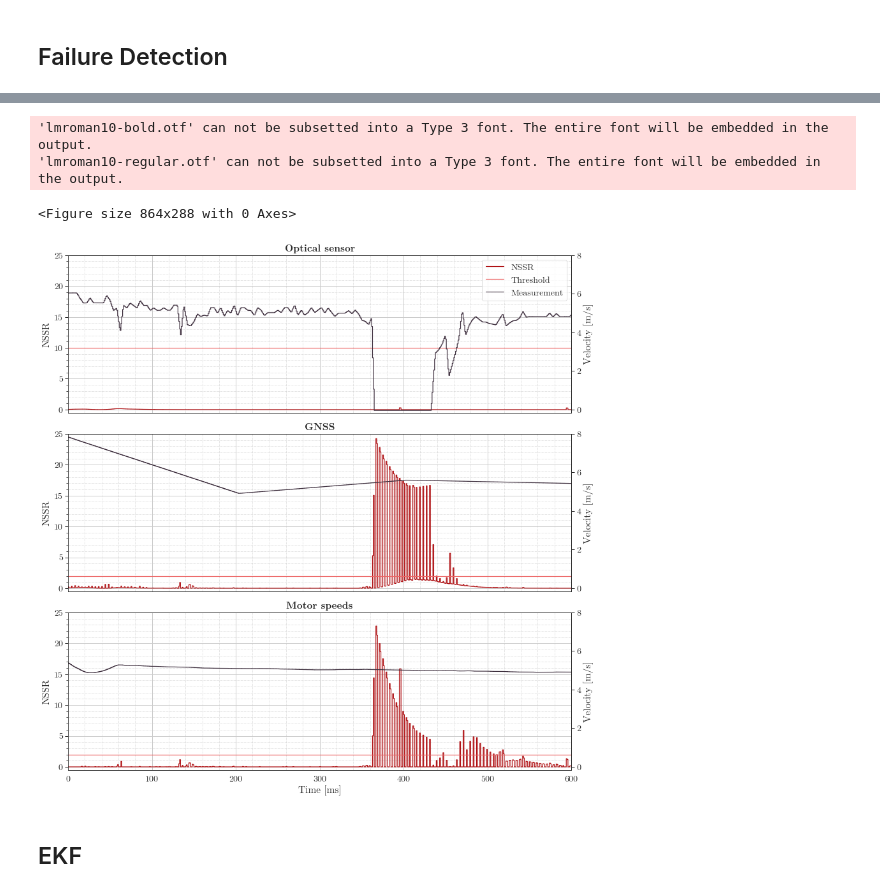
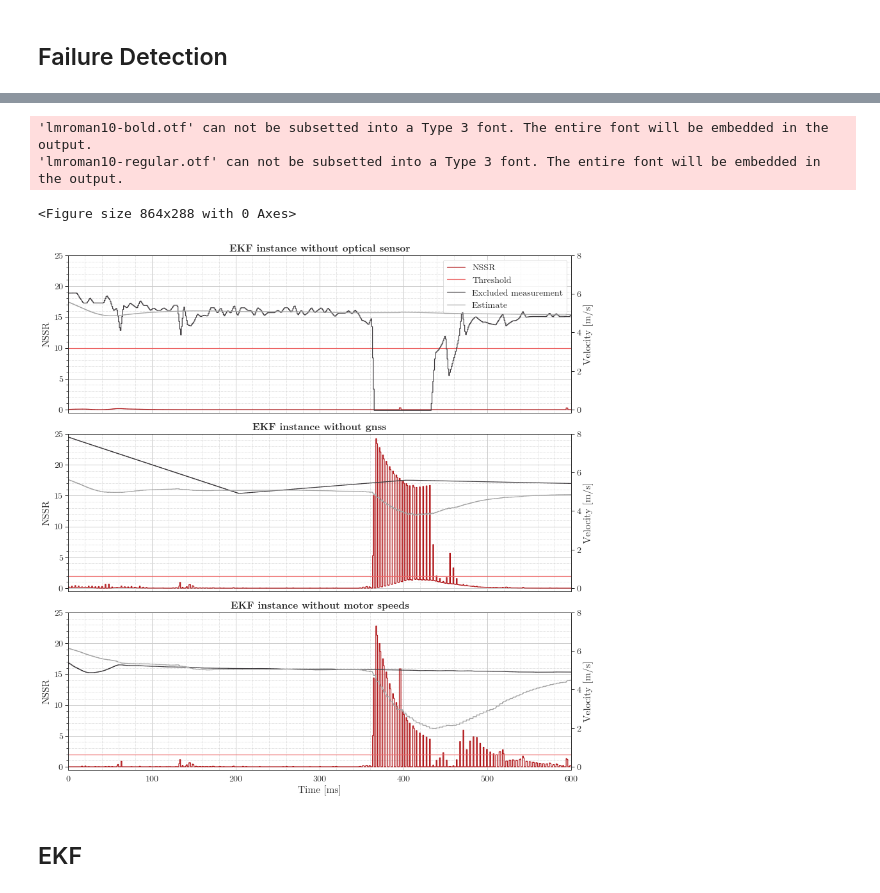
Before and after one commit to DominikStiller/dhbw-t3100, a Jupyter notebook: T3100.ipynb, the cells around one changed output, grey strips where cells are left out. Saved outputs shown, nothing was run; the diff lists cells and outputs as text; code cells hidden in the pictures.

```diff
--- a/T3100.ipynb
+++ b/T3100.ipynb
@@ -47,7 +47,7 @@ def format(axs=None, right=True, space_factor=1):
         ax.grid(b=True, which='major', linewidth=1.0)
         ax.grid(b=True, which='minor', linewidth=0.5, linestyle='-.')
 
-    plt.tight_layout(0, .4*space_factor, .4*space_factor)
+    plt.tight_layout(0.1, .4*space_factor, .4*space_factor)
 
 def save(name):
     plt.savefig(f'images/plot_{name}.pdf')
@@ -336,44 +336,45 @@ def plot_nssr_full():
     plt.figure(figsize=[12, 4])
 
     cols = ["sfii", "gps", "wheels"]
-    nssrs = load_results("failure_detection_nssr", cols, 34.21, 1000)
+    nssrs = load_results("failure_detection_nssr", cols + ["x_vx_1", "x_vx_2", "x_vx_3"], 34.21, 1000)
     data = load_results("failure_detection_ekfbank", [
         "x_x", "x_y", "x_vx", "x_vy", "x_psi", "x_dpsi",
         "z_x", "z_y", "z_vx_sfii", "z_vy_sfii", "z_vx_gps", "z_vx_wheels", "z_psi", "z_dpsi",
         "f_x", "f_y", "f_vx_sfii", "f_vy_sfii", "f_vx_gps", "f_vx_wheels", "f_psi", "f_dpsi",
     ], 34.21, 1000)
 
     _, axs = plt.subplots(len(cols), 1, sharex=True, figsize=[12, 4*len(cols)])
     for i, (col, col_vx, ax, title, threshold) in enumerate(zip(cols, ["sfii", "gps", "wheels"], axs, ["Optical sensor", "GNSS", "Motor speeds"], [10, 2, 2])):
         nssr = ax.step(nssrs['time'], nssrs[col], label="NSSR")
         thre = ax.axhline(threshold, label="Threshold", color="C3")
 
         ax_meas = ax.twinx()
-        meas = ax_meas.step(data['time'], data["z_vx_"+col_vx], label="Measurement", color="C2")
+        meas = ax_meas.step(data['time'], data["z_vx_"+col_vx], label="Excluded measurement", color="C2")
+        est = ax_meas.step(nssrs['time'], nssrs["x_vx_"+str(i+1)], label="Estimate ", color="C1")
 
         if i==0:
-            lines = nssr + [thre] + meas
+            lines = nssr + [thre] + meas + est
             ax.legend(lines, [l.get_label() for l in lines])
 
         ax.set_xlim([0, 600])
         ax.set_ylim([-0.5, 25])
         if i == len(cols)-1:
             ax.set_xlabel('Time [ms]')
         ax.set_ylabel('NSSR')
-        ax.set_title(title)
+        ax.set_title("EKF instance without "+title.lower())
 
         ax_meas.set_ylabel("Velocity [m/s]")
         ax_meas.set_ylim([-0.16, 8])
 
     format(axs, right=False, space_factor=2)
     save('failure_detection_nssr_full')
 
 plot_nssr_full()
 # %% [output]
 'lmroman10-bold.otf' can not be subsetted into a Type 3 font. The entire font will be embedded in the output.
 'lmroman10-regular.otf' can not be subsetted into a Type 3 font. The entire font will be embedded in the output.
 <Figure size 864x288 with 0 Axes>
-[figure, old version]
+[figure, new version]
 # %% [markdown]
 ## EKF
 # %%
```
Also changed, not shown: parts of 8 cells of this notebook, 42 other files.
